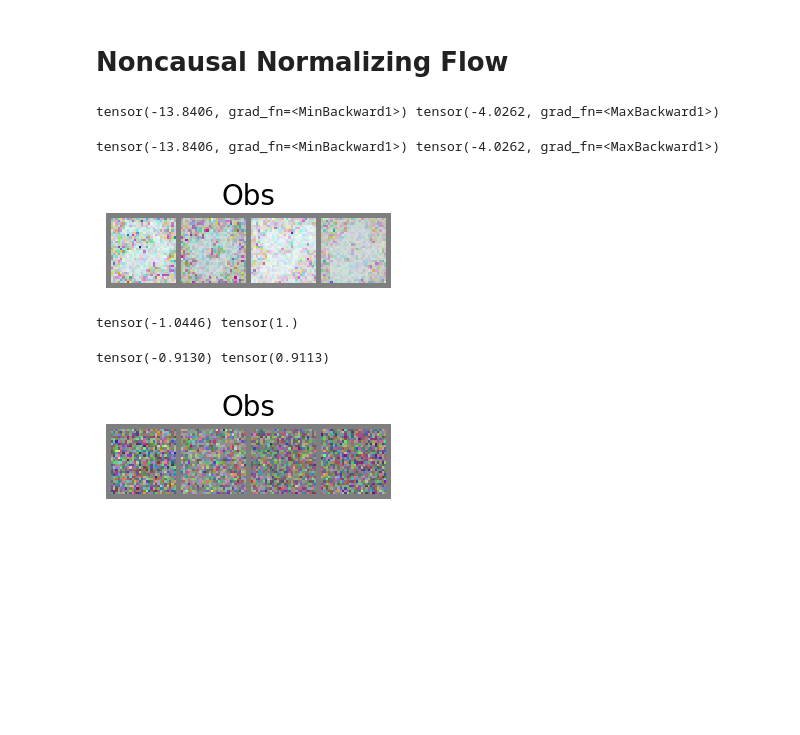
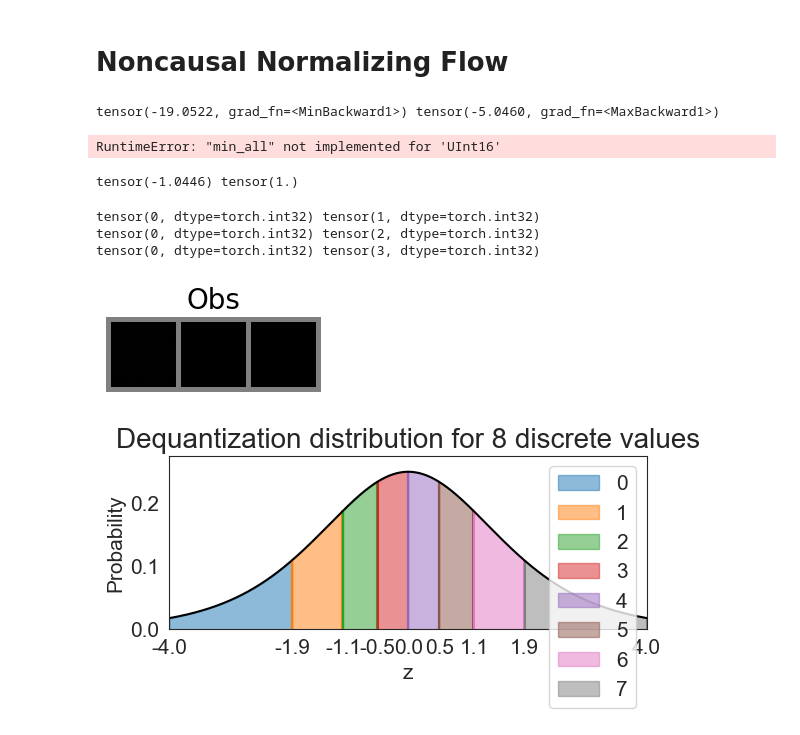
Before and after one commit to tree1111/CDRL, a Jupyter notebook: notebooks/Inspect Trained Models.ipynb, the cells around one changed output. Cells and saved outputs as stored; diff of their text form; code cells hidden in the pictures; blank space fills up the shorter version.

```diff
--- a/notebooks/Inspect Trained Models.ipynb
+++ b/notebooks/Inspect Trained Models.ipynb
@@ -454,19 +468,19 @@ from gendis.noncausal.flows import (
 )
 from gendis.noncausal.model import ImageFlow
 # %%
-seed=5
+seed=6
 graph_type='chain'
-epoch=43
-step=1848
-results_dir = Path(f'/Users/adam2392/pytorch_data/data/noncausalflow/nf-indnoise-{graph_type}-seed={seed}/')
+epoch=2002
+step=42063
+results_dir = Path(f'/Users/adam2392/pytorch_data/data/noncausalflow/nf-nochannelmask-clipgrad-batch1024-{graph_type}-seed={seed}/')
 checkpoint_fname = results_dir / f'epoch={epoch}-step={step}.ckpt'
 model = ImageFlow.load_from_checkpoint(checkpoint_fname)
 # %%
 # sample from normal distribution
 num_samples = 4
 img_shape = (num_samples, 3, 28, 28)
-z = model.prior.sample(num_samples=num_samples)
-noise = torch.randn(num_samples, 28*28*3) * 256
+noise = torch.randn(num_samples, 28*28*3)# * 256
+z = model.prior.log_prob(noise)
 # Transform z to x by inverting the flows
 ldj = torch.zeros(img_shape[0])
 for idx, flow in enumerate(reversed(model.flows)):
@@ -477,9 +491,9 @@ for idx, flow in enumerate(reversed(model.flows)):
         break
 
 print(z.min(), z.max())
-obs_imgs = z
+obs_imgs = z.type(torch.uint16)
 # %% [output]
-tensor(-13.8406, grad_fn=<MinBackward1>) tensor(-4.0262, grad_fn=<MaxBackward1>)
+tensor(-19.0522, grad_fn=<MinBackward1>) tensor(-5.0460, grad_fn=<MaxBackward1>)
 # %%
 new_obs_imgs = torch.zeros_like(obs_imgs)
 for idx, image in enumerate(obs_imgs):
@@ -490,8 +504,7 @@ print(image.min(), image.max())
 
 show_imgs(new_obs_imgs, title='Obs')
 # %% [output]
-tensor(-13.8406, grad_fn=<MinBackward1>) tensor(-4.0262, grad_fn=<MaxBackward1>)
+RuntimeError: "min_all" not implemented for 'UInt16'
-[figure, removed]
 # %%
 # sample from normal distribution
 num_samples = 4
@@ -512,14 +525,61 @@ obs_imgs = z
 # %% [output]
 tensor(-1.0446) tensor(1.)
 # %%
+obs_imgs = model.sample(img_shape=[3,3,28,28])
 new_obs_imgs = torch.zeros_like(obs_imgs)
 for idx, image in enumerate(obs_imgs):
+    print(image.min(), image.max())
     new_image = (image - image.min()) / (image.max() - image.min())
     new_obs_imgs[idx, ...] = new_image
-
-print(image.min(), image.max())
-
 show_imgs(new_obs_imgs, title='Obs')
 # %% [output]
-tensor(-0.9130) tensor(0.9113)
+tensor(0, dtype=torch.int32) tensor(1, dtype=torch.int32)
+tensor(0, dtype=torch.int32) tensor(2, dtype=torch.int32)
+tensor(0, dtype=torch.int32) tensor(3, dtype=torch.int32)
-[figure, old version]
+[figure, new version]
+# %%
+from matplotlib.colors import to_rgb
+def visualize_dequantization(quants, prior=None):
+    """
+    Function for visualizing the dequantization values of discrete values in continuous space
+    """
+    # Prior over discrete values. If not given, a uniform is assumed
+    if prior is None:
+        prior = np.ones(quants, dtype=np.float32) / quants
+    prior = prior / prior.sum()  # Ensure proper categorical distribution
+
+    inp = torch.arange(-4, 4, 0.01).view(-1, 1, 1, 1) # Possible continuous values we want to consider
+    ldj = torch.zeros(inp.shape[0])
+    dequant_module = Dequantization(quants=quants)
+    # Invert dequantization on continuous values to find corresponding discrete value
+    out, ldj = dequant_module.forward(inp, ldj, reverse=True)
+    inp, out, prob = inp.squeeze().numpy(), out.squeeze().numpy(), ldj.exp().numpy()
+    prob = prob * prior[out] # Probability scaled by categorical prior
+
+    # Plot volumes and continuous distribution
+    sns.set_style("white")
+    fig = plt.figure(figsize=(6,3))
+    x_ticks = []
+    for v in np.unique(out):
+        indices = np.where(out==v)
+        color = to_rgb(f"C{v}")
+        plt.fill_between(inp[indices], prob[indices], np.zeros(indices[0].shape[0]), color=color+(0.5,), label=str(v))
+        plt.plot([inp[indices[0][0]]]*2,  [0, prob[indices[0][0]]],  color=color)
+        plt.plot([inp[indices[0][-1]]]*2, [0, prob[indices[0][-1]]], color=color)
+        x_ticks.append(inp[indices[0][0]])
+    x_ticks.append(inp.max())
+    plt.xticks(x_ticks, [f"{x:.1f}" for x in x_ticks])
+    plt.plot(inp,prob, color=(0.0,0.0,0.0))
+    # Set final plot properties
+    plt.ylim(0, prob.max()*1.1)
+    plt.xlim(inp.min(), inp.max())
+    plt.xlabel("z")
+    plt.ylabel("Probability")
+    plt.title(f"Dequantization distribution for {quants} discrete values")
+    plt.legend()
+    plt.show()
+    plt.close()
+
+visualize_dequantization(quants=8)
+# %% [output]
+[figure, added]
```
Also changed, not shown: parts of 11 cells of this notebook, 5 other files.
